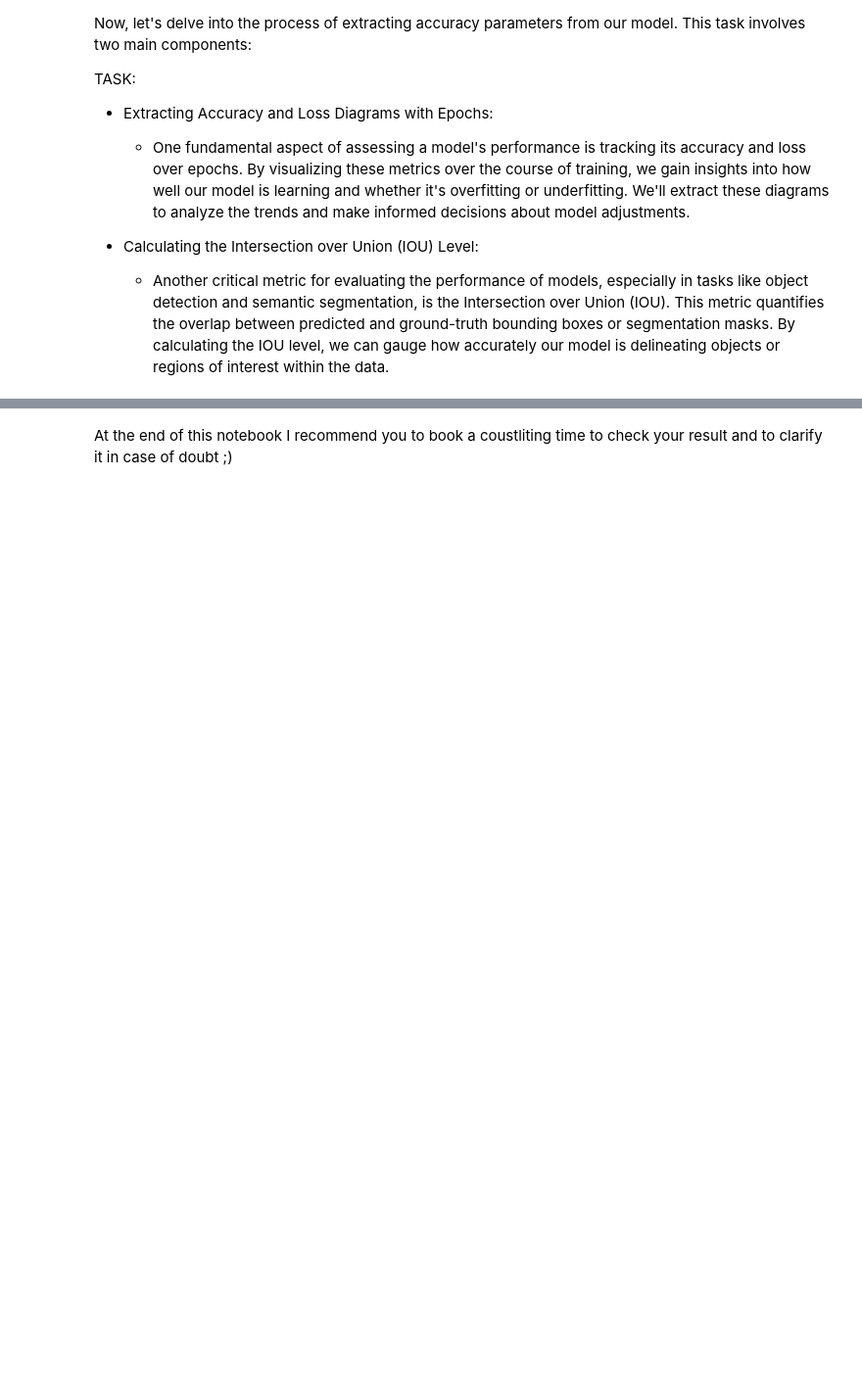
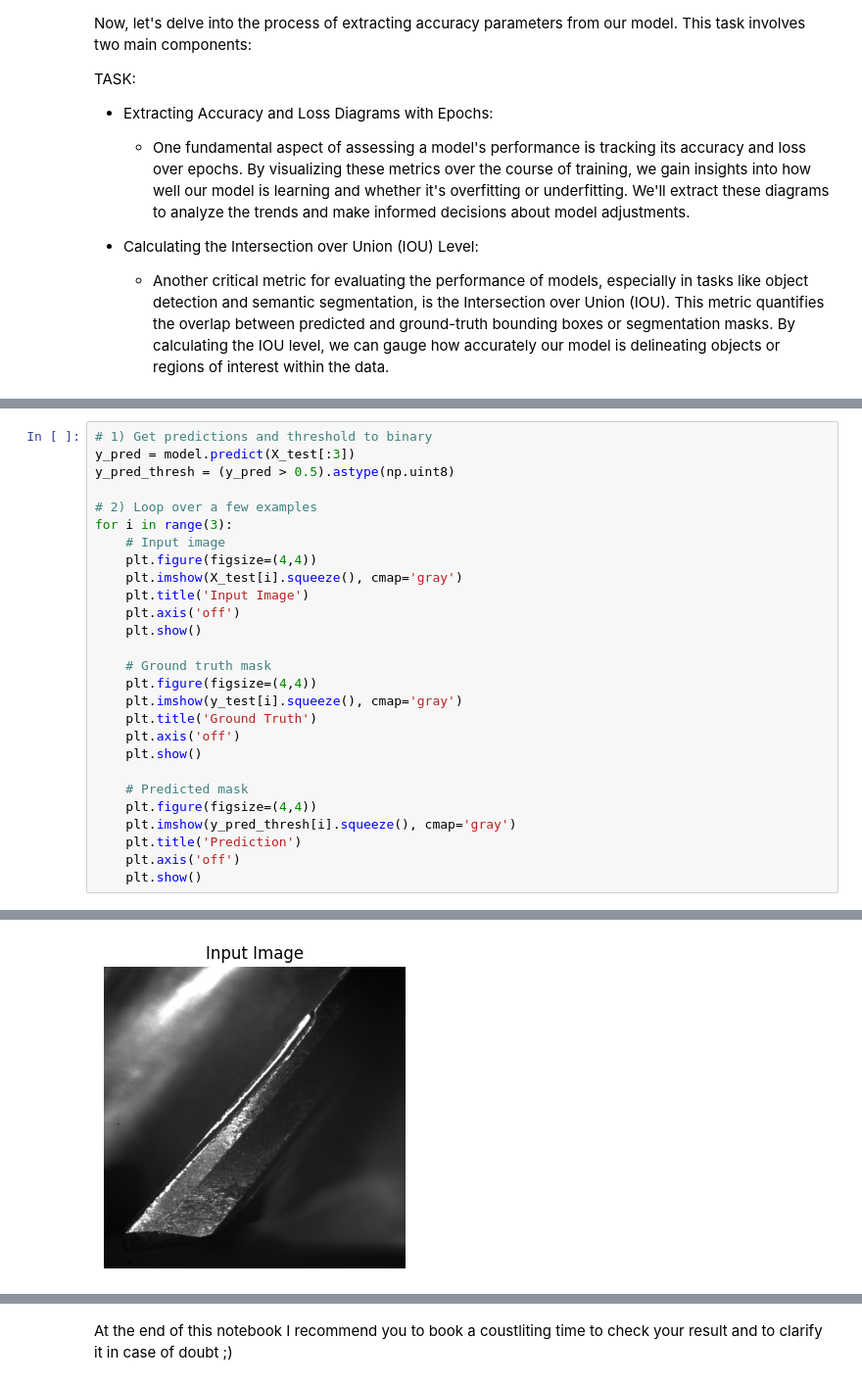
Before and after one commit to artischocki/skip, a Jupyter notebook: notebooks/03-Model_Process.ipynb, the cells around one changed output, grey strips where cells are left out. Shown: that part at 98% size. Saved outputs shown, nothing was run; the diff lists cells and outputs as text; blank space fills up the shorter version.

```diff
--- a/notebooks/03-Model_Process.ipynb
+++ b/notebooks/03-Model_Process.ipynb
@@ -377,0 +399,28 @@ print("IoU socre is: ", iou_score)
+# %%
+# 1) Get predictions and threshold to binary
+y_pred = model.predict(X_test[:3])
+y_pred_thresh = (y_pred > 0.5).astype(np.uint8)
+
+# 2) Loop over a few examples
+for i in range(3):
+    # Input image
+    plt.figure(figsize=(4,4))
+    plt.imshow(X_test[i].squeeze(), cmap='gray')
+    plt.title('Input Image')
+    plt.axis('off')
+    plt.show()
+
+    # Ground truth mask
+    plt.figure(figsize=(4,4))
+    plt.imshow(y_test[i].squeeze(), cmap='gray')
+    plt.title('Ground Truth')
+    plt.axis('off')
+    plt.show()
+
+    # Predicted mask
+    plt.figure(figsize=(4,4))
+    plt.imshow(y_pred_thresh[i].squeeze(), cmap='gray')
+    plt.title('Prediction')
+    plt.axis('off')
+    plt.show()
+# %% [output]
@@ -377,0 +428 @@ print("IoU socre is: ", iou_score)
+[figure, added]
```
Also changed, not shown: parts of 10 cells of this notebook.
